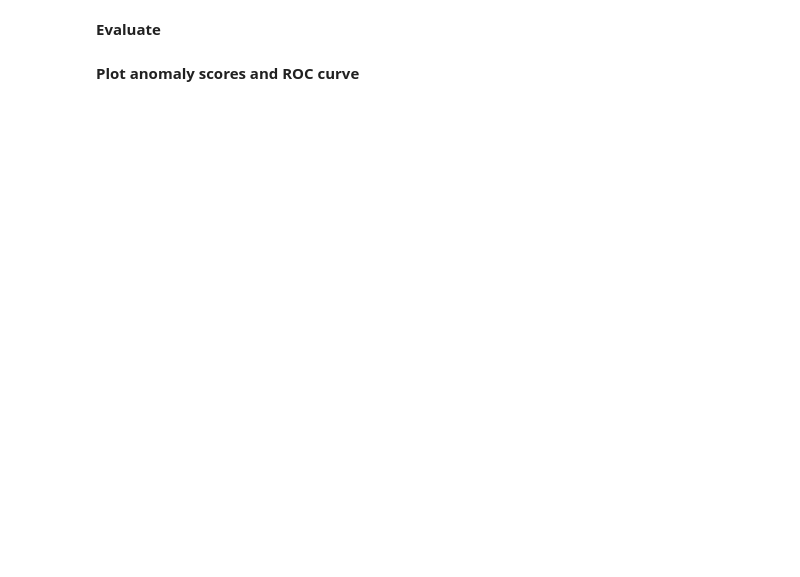
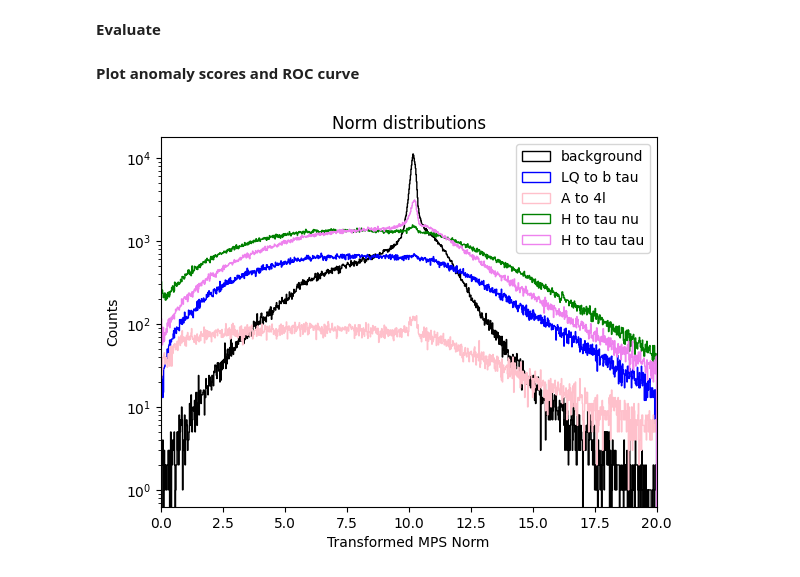
Before and after one commit to SLAC-Julia-Group/hardware-aware-tensor-networks, a Jupyter notebook: TN/Autoencoder_AD_Torch.ipynb, the cells around one changed output. Saved outputs shown, nothing was run; the diff lists cells and outputs as text; code cells hidden in the pictures; blank space fills up the shorter version.

```diff
--- a/TN/Autoencoder_AD_Torch.ipynb
+++ b/TN/Autoencoder_AD_Torch.ipynb
@@ -465,2 +564,9 @@ def evaluate_model(model, dataloader, loss_func, embedding, verbose=True):
+# %%
+# Run the evaluation on bkg and signals
+bkg_norm = evaluate_model(autoencoder, background_test, norm_term, embedding, verbose=True)
+a4l_norm = evaluate_model(autoencoder, a4l, norm_term, embedding, verbose=True)
+lq_norm = evaluate_model(autoencoder, lq, norm_term, embedding, verbose=True)
+htnu_norm = evaluate_model(autoencoder, htnu, norm_term, embedding, verbose=True)
+htt_norm  = evaluate_model(autoencoder, htt, norm_term, embedding, verbose=True)
 # %%
 # Run the evaluation on bkg and signals
@@ -472,5 +578,29 @@ htt_score  = evaluate_model(autoencoder, htt, loss_func_error, embedding, verbos
 # %% [markdown]
 **Plot anomaly scores and ROC curve**
+# %%
+plt.figure()
+plt.yscale('log')
+# plt.xscale('log')
+# xmin = 1e-3
+# xmax = 1e3
+# bins = np.logspace(np.log(xmin), np.log(xmax), 1000)
+xmin = 0
+xmax = 20
+bins = np.linspace(xmin, xmax, 1000)
+plt.hist(bkg_norm, bins=bins, histtype='step', color='black', label='background')
+plt.hist(lq_norm, bins=bins, histtype='step', color='blue', label='LQ to b tau')
+plt.hist(a4l_norm, bins=bins, histtype='step', color='pink', label='A to 4l')
+plt.hist(htnu_norm, bins=bins, histtype='step', color='green', label='H to tau nu')
+plt.hist(htt_norm, bins=bins, histtype='step', color='violet', label='H to tau tau')
+plt.title('Norm distributions')
+plt.xlim([xmin, xmax])
+# plt.xticks(np.arange(xmin, xmax+1, 1.0))
+plt.xlabel('Transformed MPS Norm')
+plt.ylabel('Counts')
+plt.legend()
+plt.savefig('transformed_norms.png', dpi=300)
+# %% [output]
+[figure, added]
 # %%
 plt.figure()
 plt.yscale('log')
```
Also changed, not shown: parts of 25 cells of this notebook.
